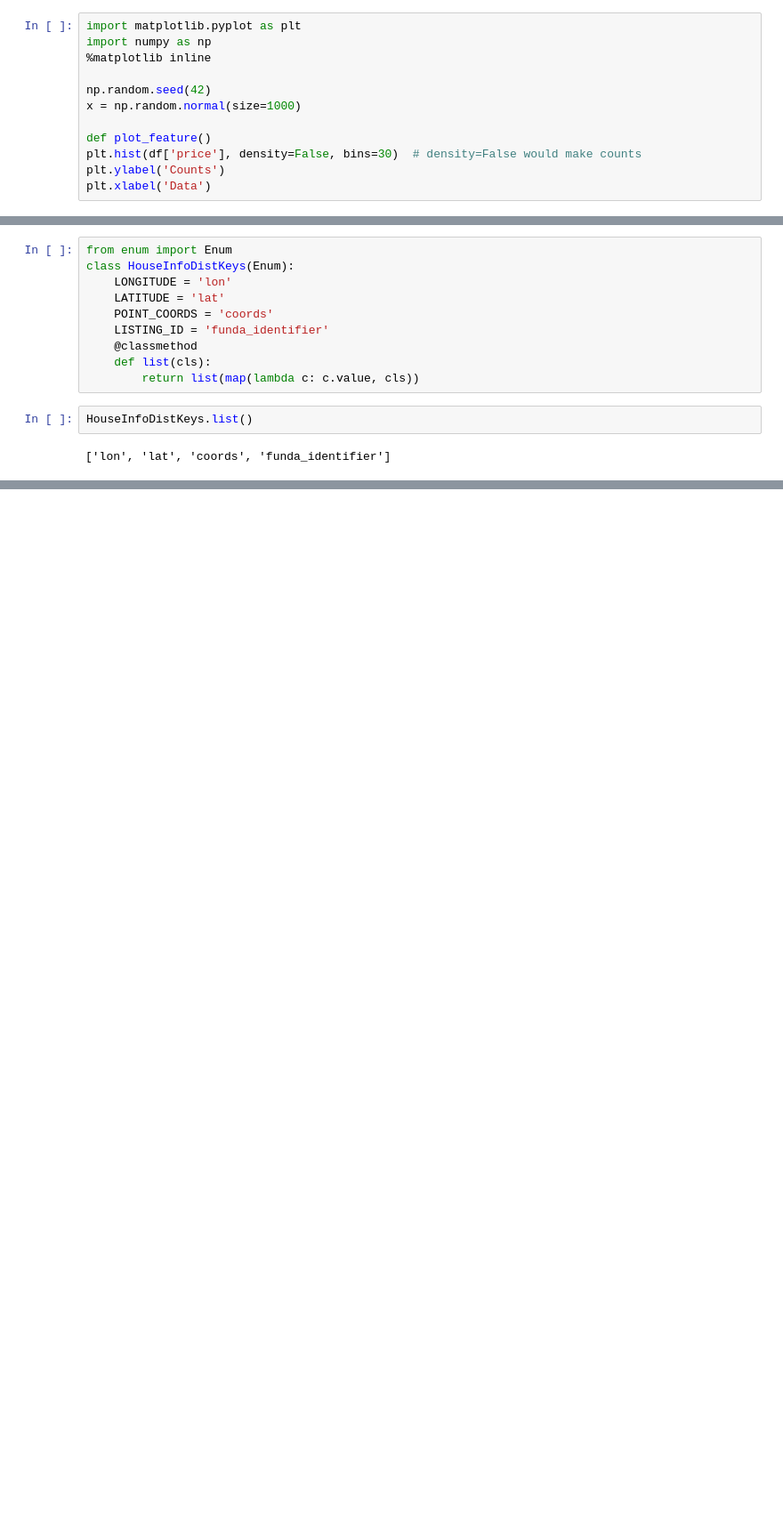
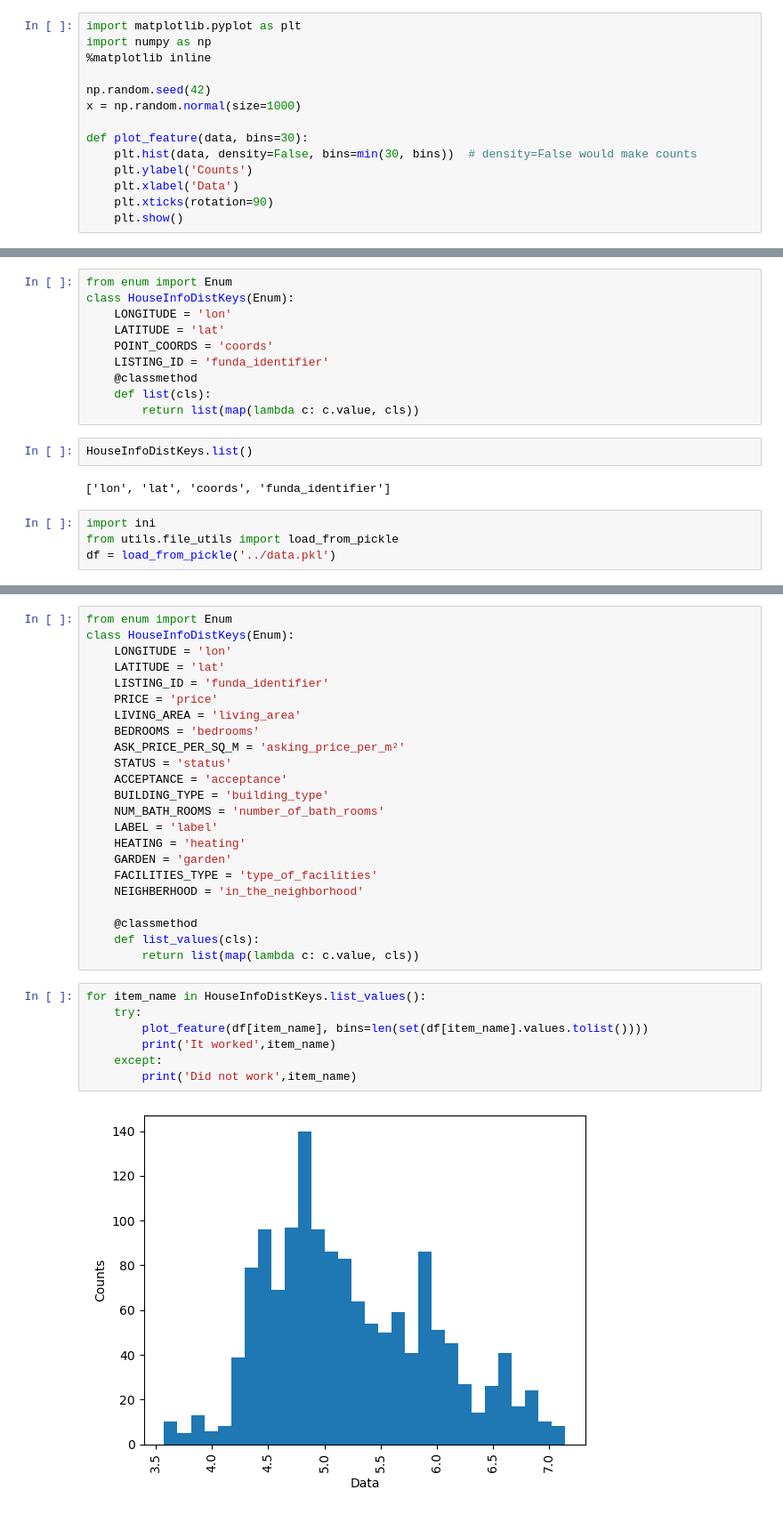
Before and after one commit to vpariza/mma_2023_uva_group_1, a Jupyter notebook: widgets/test.ipynb, the cells around one changed output, grey strips where cells are left out. Shown at 89% size. Cells and saved outputs as stored; diff of their text form; blank space fills up the shorter version.

Commit message:
Added the Histogram Widget

```diff
--- a/widgets/test.ipynb
+++ b/widgets/test.ipynb
@@ -40,7 +40,9 @@ import numpy as np
 np.random.seed(42)
 x = np.random.normal(size=1000)
 
-def plot_feature()
-plt.hist(df['price'], density=False, bins=30)  # density=False would make counts
-plt.ylabel('Counts')
-plt.xlabel('Data')
+def plot_feature(data, bins=30):
+    plt.hist(data, density=False, bins=min(30, bins))  # density=False would make counts
+    plt.ylabel('Counts')
+    plt.xlabel('Data')
+    plt.xticks(rotation=90)
+    plt.show()
@@ -61,3 +60,7 @@ class HouseInfoDistKeys(Enum):
 HouseInfoDistKeys.list()
 # %% [output]
 ['lon', 'lat', 'coords', 'funda_identifier']
+# %%
+import ini
+from utils.file_utils import load_from_pickle
+df = load_from_pickle('../data.pkl')
@@ -63,0 +80,32 @@ HouseInfoDistKeys.list()
+# %%
+from enum import Enum
+class HouseInfoDistKeys(Enum):
+    LONGITUDE = 'lon'
+    LATITUDE = 'lat'
+    LISTING_ID = 'funda_identifier'
+    PRICE = 'price'
+    LIVING_AREA = 'living_area'
+    BEDROOMS = 'bedrooms'
+    ASK_PRICE_PER_SQ_M = 'asking_price_per_m²'
+    STATUS = 'status'
+    ACCEPTANCE = 'acceptance'
+    BUILDING_TYPE = 'building_type'
+    NUM_BATH_ROOMS = 'number_of_bath_rooms'
+    LABEL = 'label'
+    HEATING = 'heating'
+    GARDEN = 'garden'
+    FACILITIES_TYPE = 'type_of_facilities'
+    NEIGHBERHOOD = 'in_the_neighborhood'
+
+    @classmethod
+    def list_values(cls):
+        return list(map(lambda c: c.value, cls))
+# %%
+for item_name in HouseInfoDistKeys.list_values():
+    try:
+        plot_feature(df[item_name], bins=len(set(df[item_name].values.tolist())))
+        print('It worked',item_name)
+    except:
+        print('Did not work',item_name)
+# %% [output]
+[figure, added]
```
Also changed, not shown: parts of 3 cells of this notebook, 7 other files.
